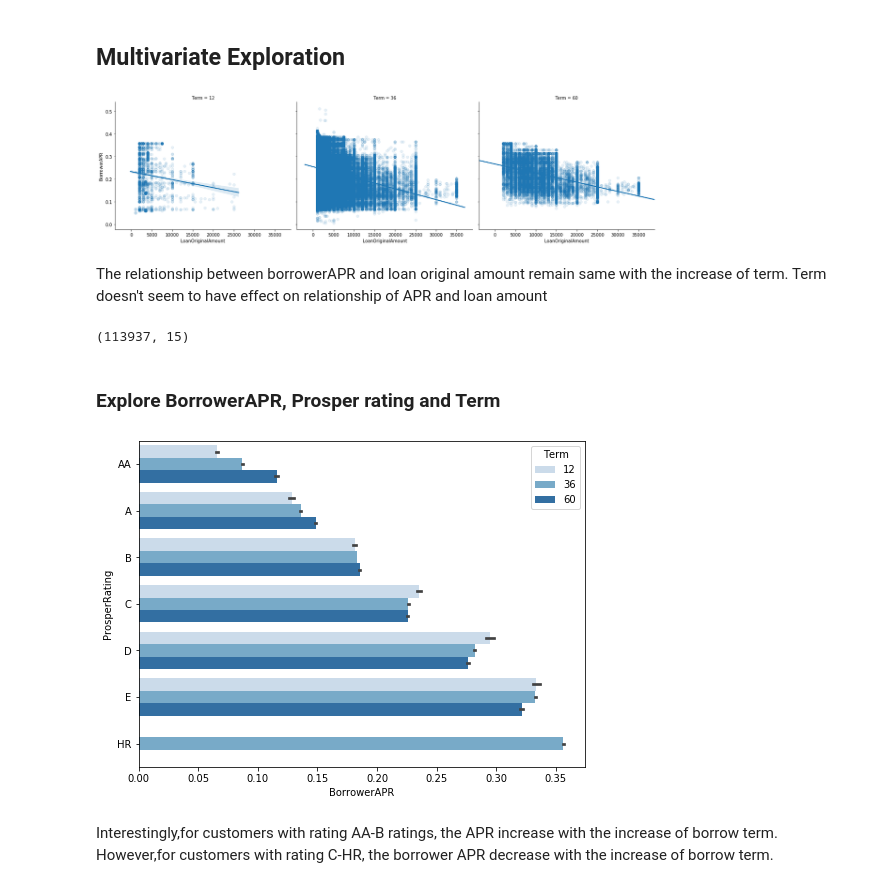
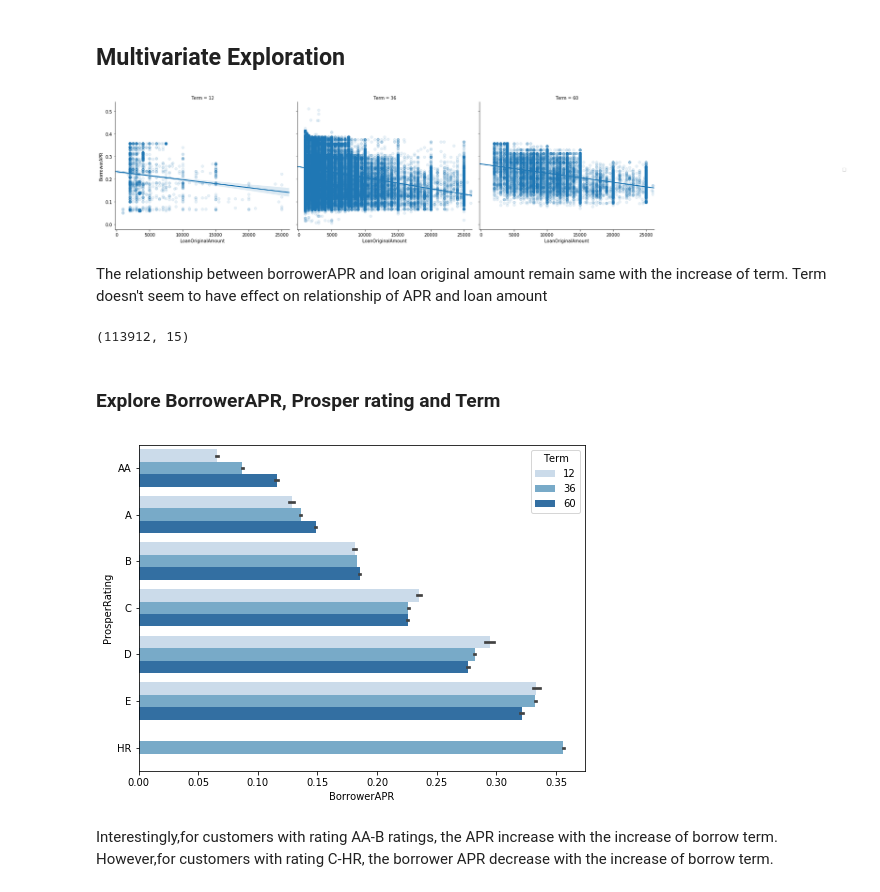
Before and after one commit to apoorvakunapareddy/Udacity_Communicate_DataFindings, a Jupyter notebook: Presentation.ipynb, the cells around one changed output. Drawn from its saved outputs; the diff is of its cells as text; code cells hidden in the pictures.

```diff
--- a/Presentation.ipynb
+++ b/Presentation.ipynb
@@ -182,6 +182,8 @@ min           0.006530
 75%           0.283810
 max           0.512290
 Name: BorrowerAPR, dtype: float64
+# %%
+df_sample=df_sample[np.isfinite(df_sample['BorrowerAPR'])]
 # %%
 bins = np.arange(0, df_sample.BorrowerAPR.max()+0.05, 0.01)
 plt.figure(figsize=[8, 5])
@@ -326,24 +322,24 @@ This plot shows that the range of APR decrease with the increase of loan amount.
 # %% [markdown]
 ## Multivariate Exploration
 # %%
-g=sb.FacetGrid(data=df_sample, aspect=1.2, height=5, col='Term', col_wrap=4)
+g=sb.FacetGrid(data=df_sample, aspect=1.2, size=5, col='Term', col_wrap=4)
 g.map(sb.regplot, 'LoanOriginalAmount', 'BorrowerAPR', x_jitter=0.04, scatter_kws={'alpha':0.1});
 g.add_legend();
 # %% [output]
-[figure, old version]
+[figure, new version]
 # %% [markdown]
 The relationship between borrowerAPR and loan original amount remain same with the increase of term. Term doesn't seem to have effect on relationship of APR and loan amount
 # %%
 df_sample.shape
 # %% [output]
-(113937, 15)
+(113912, 15)
 # %% [markdown]
 ### Explore BorrowerAPR, Prosper rating and Term
 # %%
 fig = plt.figure(figsize = [8,6])
 ax = sb.barplot(data = df_sample, y = 'ProsperRating', x = 'BorrowerAPR', hue = 'Term', palette = 'Blues');
 # %% [output]
-[figure, old version]
+[figure, new version]
 # %% [markdown]
 Interestingly,for customers with rating AA-B ratings, the APR increase with the increase of borrow term. However,for customers with rating C-HR, the borrower APR decrease with the increase of borrow term.
 # %% [markdown]
```
Also changed, not shown: parts of 14 cells of this notebook.
